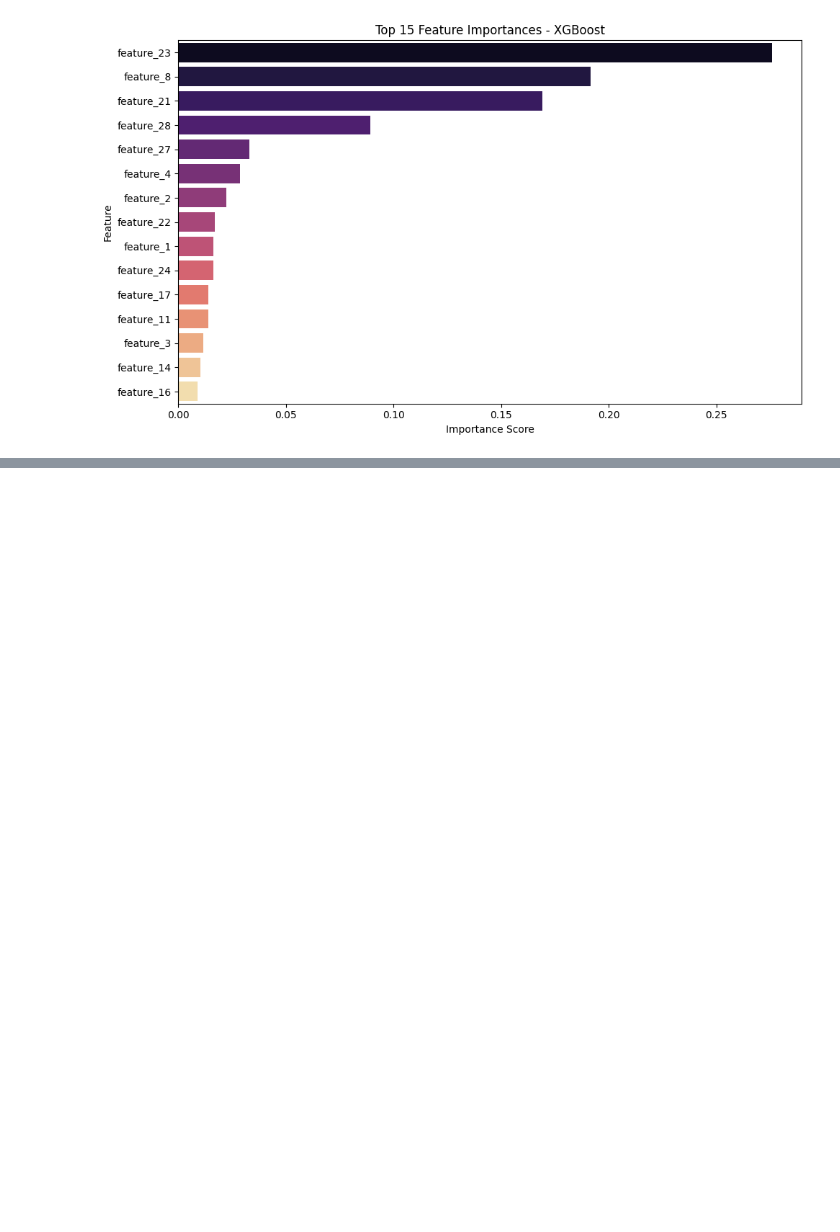
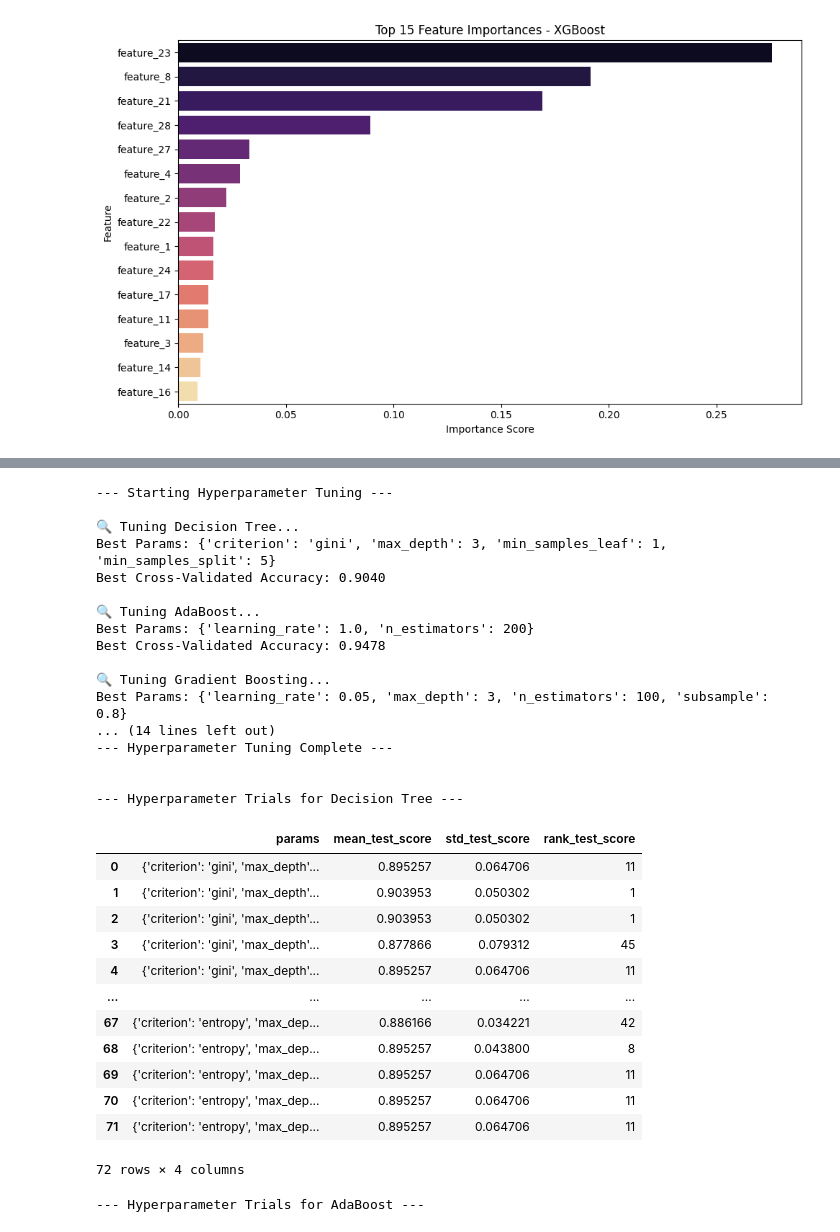
Before and after one commit to mani3chid/ML, a Jupyter notebook: Assignment 4/Ensemble_Prediction.ipynb, the cells around one changed output, grey strips where cells are left out. Saved outputs shown, nothing was run; the diff lists cells and outputs as text; code cells hidden in the pictures; blank space fills up the shorter version.

```diff
--- a/Assignment 4/Ensemble_Prediction.ipynb
+++ b/Assignment 4/Ensemble_Prediction.ipynb
@@ -14,7 +14,7 @@ from sklearn.model_selection import train_test_split, GridSearchCV, cross_val_sc
 from sklearn.preprocessing import StandardScaler, LabelEncoder
 from sklearn.impute import SimpleImputer
 
-file_path = "/content/drive/MyDrive/wdbc.data"
+file_path = "/content/drive/MyDrive/ML/wdbc.data"
 
 # Format: ID, Diagnosis(M=malignant, B=benign), 30 features
 columns = ["ID", "Diagnosis"] + [f"feature_{i}" for i in range(1, 31)]
@@ -432,0 +301,77 @@ display(stack_table)
+# %%
+import pandas as pd
+from sklearn.model_selection import GridSearchCV
+
+# This dictionary will store the detailed results of every trial for each model
+all_cv_results = {}
+
+# This dictionary will store the best performing model for each type
+best_models = {}
+
+print("--- Starting Hyperparameter Tuning ---")
+
+for name, model in models.items():
+    print(f"\n🔍 Tuning {name}...")
+
+    # Define the grid search
+    grid = GridSearchCV(model, param_grids[name], cv=5, scoring='accuracy', n_jobs=-1)
+
+    # Fit on the validation set (which is smaller and faster for tuning)
+    grid.fit(X_valid, y_valid)
+
+    # Save the best model found
+    best_models[name] = grid.best_estimator_
+
+    # Print the best results found during the search
+    print(f"Best Params: {grid.best_params_}")
+    print(f"Best Cross-Validated Accuracy: {grid.best_score_:.4f}")
+
+    # Save all the trial results to a DataFrame for later inspection
+    results_df = pd.DataFrame(grid.cv_results_)
+    all_cv_results[name] = results_df
+
+print("\n--- Hyperparameter Tuning Complete ---")
+
+
+# Now you can easily display the detailed trials for any model you want.
+# This will give you the data for your hyperparameter tables.
+
+print("\n\n--- Hyperparameter Trials for Decision Tree ---")
+display(all_cv_results["Decision Tree"][['params', 'mean_test_score', 'std_test_score', 'rank_test_score']])
+
+print("\n\n--- Hyperparameter Trials for AdaBoost ---")
+display(all_cv_results["AdaBoost"][['params', 'mean_test_score', 'std_test_score', 'rank_test_score']])
+
+# You can add more display() calls for the other models (Gradient Boosting, XGBoost, etc.)
+# %% [output]
+--- Starting Hyperparameter Tuning ---
+
+🔍 Tuning Decision Tree...
+Best Params: {'criterion': 'gini', 'max_depth': 3, 'min_samples_leaf': 1, 'min_samples_split': 5}
+Best Cross-Validated Accuracy: 0.9040
+
+🔍 Tuning AdaBoost...
+Best Params: {'learning_rate': 1.0, 'n_estimators': 200}
+Best Cross-Validated Accuracy: 0.9478
+
+🔍 Tuning Gradient Boosting...
+Best Params: {'learning_rate': 0.05, 'max_depth': 3, 'n_estimators': 100, 'subsample': 0.8}
+... (14 lines left out)
+--- Hyperparameter Tuning Complete ---
+
+
+--- Hyperparameter Trials for Decision Tree ---
+|  | params | mean_test_score | std_test_score | rank_test_score |
+| 0 | {'criterion': 'gini', 'max_depth'... | 0.895257 | 0.064706 | 11 |
+| 1 | {'criterion': 'gini', 'max_depth'... | 0.903953 | 0.050302 | 1 |
+| 2 | {'criterion': 'gini', 'max_depth'... | 0.903953 | 0.050302 | 1 |
+| 3 | {'criterion': 'gini', 'max_depth'... | 0.877866 | 0.079312 | 45 |
+| 4 | {'criterion': 'gini', 'max_depth'... | 0.895257 | 0.064706 | 11 |
+| ... | ... | ... | ... | ... |
+| 67 | {'criterion': 'entropy', 'max_dep... | 0.886166 | 0.034221 | 42 |
+| 68 | {'criterion': 'entropy', 'max_dep... | 0.895257 | 0.043800 | 8 |
+| 69 | {'criterion': 'entropy', 'max_dep... | 0.895257 | 0.064706 | 11 |
+| 70 | {'criterion': 'entropy', 'max_dep... | 0.895257 | 0.064706 | 11 |
+| 71 | {'criterion': 'entropy', 'max_dep... | 0.895257 | 0.064706 | 11 |
+72 rows × 4 columns
+--- Hyperparameter Trials for AdaBoost ---
```
Also changed, not shown: parts of 8 cells of this notebook.
